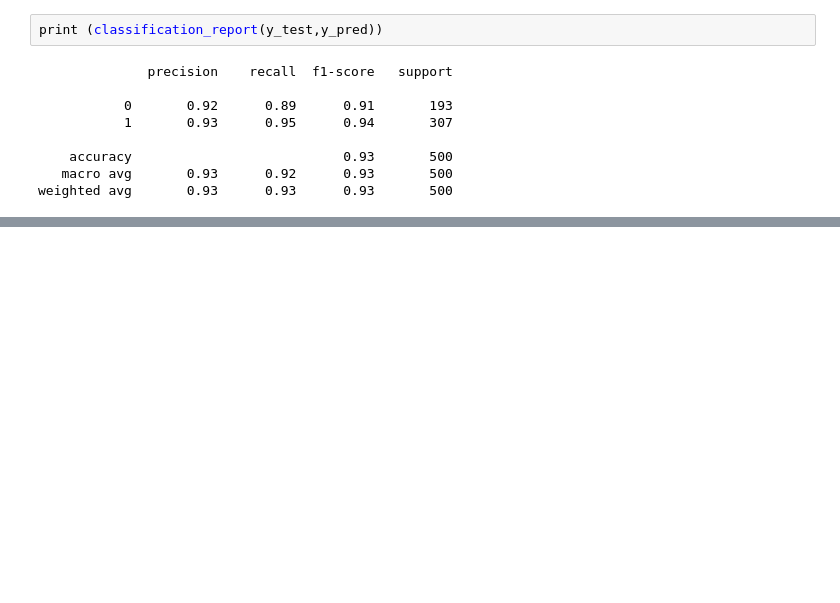
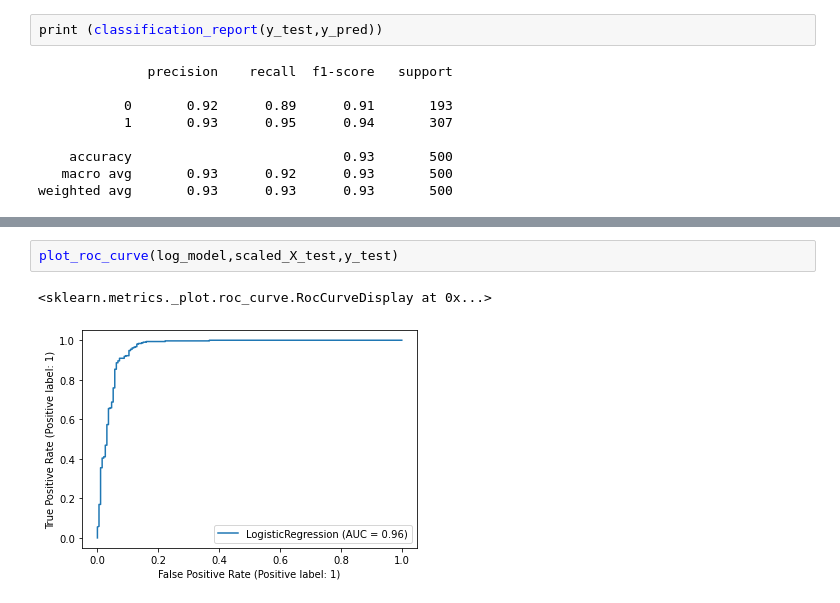
Before and after one commit to BarasaK/HearingLossPrediction, a Jupyter notebook: Hear_LogRegression.ipynb, the cells around one changed output, grey strips where cells are left out. Cells and saved outputs as stored; diff of their text form; blank space fills up the shorter version.

```diff
--- a/Hear_LogRegression.ipynb
+++ b/Hear_LogRegression.ipynb
@@ -193,0 +203,5 @@ weighted avg       0.93      0.93      0.93       500
+# %%
+plot_roc_curve(log_model,scaled_X_test,y_test)
+# %% [output]
+<sklearn.metrics._plot.roc_curve.RocCurveDisplay at 0x...>
+[figure, added]
```
Also changed, not shown: parts of 3 cells of this notebook.
